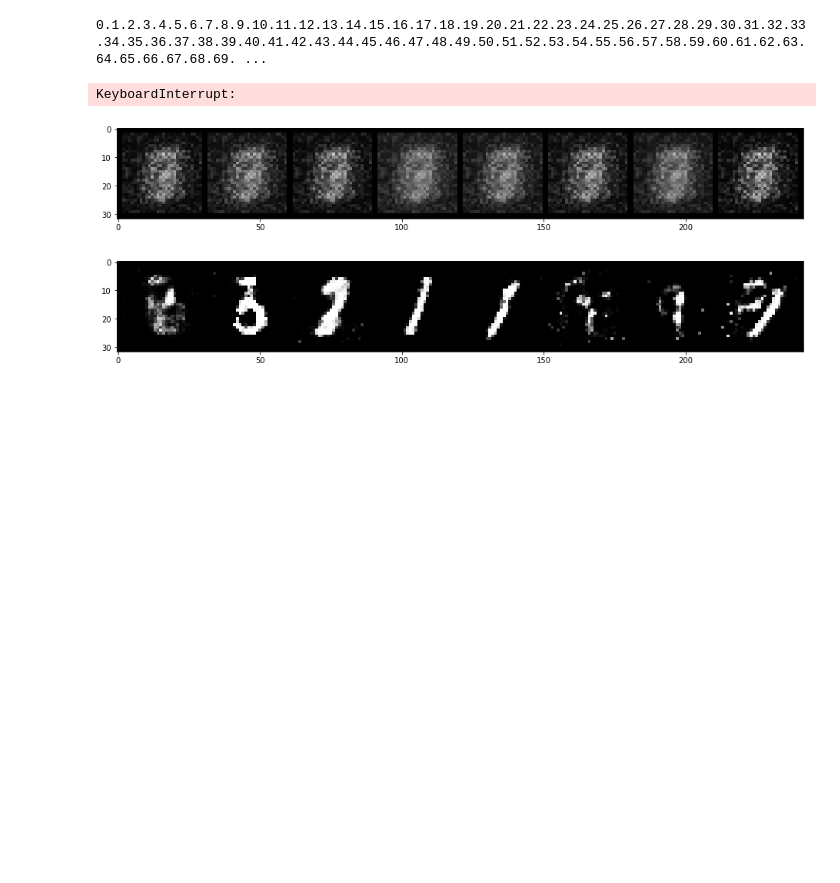
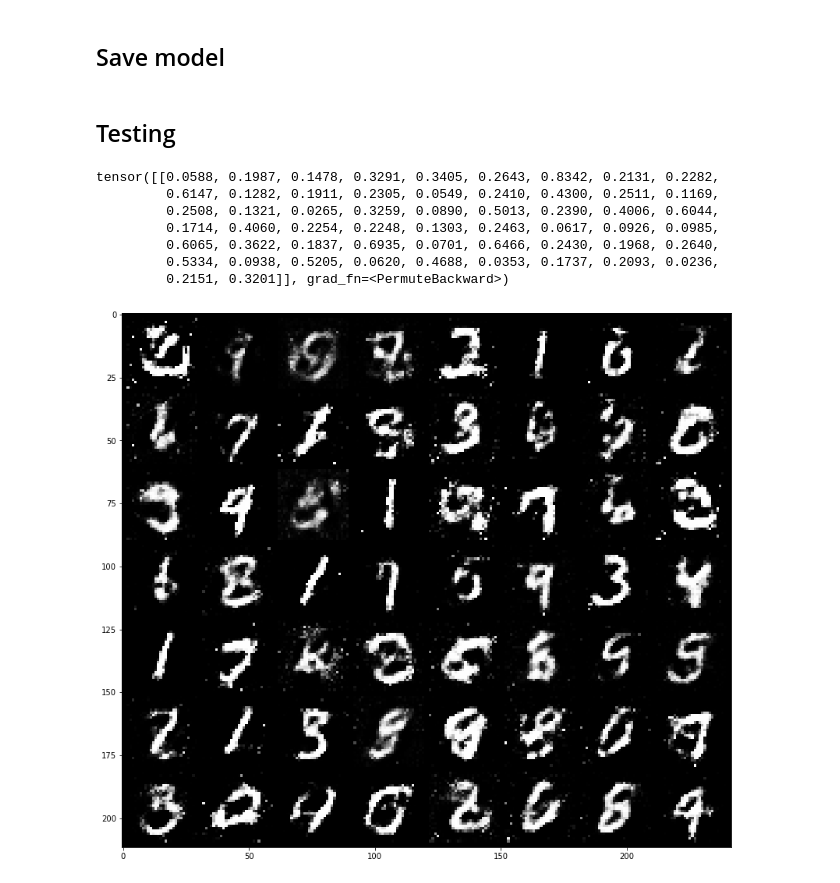
Before and after one commit to adriansuwala/ml2020-21, a Jupyter notebook: projekt/Goodfellow_GAN.ipynb, the cells around one changed output. Cells and saved outputs as stored; diff of their text form; code cells hidden in the pictures; blank space fills up the shorter version.

```diff
--- a/projekt/Goodfellow_GAN.ipynb
+++ b/projekt/Goodfellow_GAN.ipynb
@@ -134,0 +160,14 @@ class MnistDiscriminator(torch.nn.Module):
+# %%
+NOISE_DIM = 100
+EPOCHS = 50
+BATCH_SIZE = 128
+DIS_REPEAT = 1
+GEN_REPEAT = 1
+LR = 0.0002
+# %%
+gen = MnistGenerator(nodim=NOISE_DIM, optim=torch.optim.Adam, lr=LR)
+dis = MnistDiscriminator(criterion=torch.nn.BCELoss(), optim=torch.optim.Adam, lr=LR)
+
+mnist_trainloader = torch.utils.data.DataLoader(mnist_train, batch_size=BATCH_SIZE, shuffle=True, num_workers=0, drop_last=True)
+
+stats = train(gen, dis, mnist_trainloader, epochs=EPOCHS, k=DIS_REPEAT, k2=GEN_REPEAT)
@@ -134,0 +219,2 @@ class MnistDiscriminator(torch.nn.Module):
+# %% [markdown]
+## Save model
@@ -134,0 +230,2 @@ class MnistDiscriminator(torch.nn.Module):
+# %% [markdown]
+## Testing
@@ -135,10 +241,17 @@ class MnistDiscriminator(torch.nn.Module):
 # %%
-def gen_noise(batch_size, dim):
-    return torch.randn(batch_size, dim)
+SAMPLE_SIZE = 56
+noise = gen_noise(SAMPLE_SIZE, gen.nodim)
+test = gen(noise)
+fig, ax = plt.subplots(figsize=(14,14))
+ax.imshow(torchvision.utils.make_grid(0.5*test.reshape(SAMPLE_SIZE, 1, 28, 28) + 0.5).detach().numpy().transpose(1, 2, 0), cmap="gray")
 
-def save_gen_mnist(name, size, figsize=(14,14)):
-    noise = gen_noise(size, gen.nodim)
-    test = gen(noise)
-    fig, ax = plt.subplots(figsize=figsize)
-    ax.imshow(torchvision.utils.make_grid(0.5*test.reshape(size, 1, 28, 28) + 0.5).detach().numpy().transpose(1, 2, 0), cmap="gray")
-    fig.savefig(name)
+print(dis(test).T)
+# %% [output]
+tensor([[0.0588, 0.1987, 0.1478, 0.3291, 0.3405, 0.2643, 0.8342, 0.2131, 0.2282,
+         0.6147, 0.1282, 0.1911, 0.2305, 0.0549, 0.2410, 0.4300, 0.2511, 0.1169,
+         0.2508, 0.1321, 0.0265, 0.3259, 0.0890, 0.5013, 0.2390, 0.4006, 0.6044,
+         0.1714, 0.4060, 0.2254, 0.2248, 0.1303, 0.2463, 0.0617, 0.0926, 0.0985,
+         0.6065, 0.3622, 0.1837, 0.6935, 0.0701, 0.6466, 0.2430, 0.1968, 0.2640,
+         0.5334, 0.0938, 0.5205, 0.0620, 0.4688, 0.0353, 0.1737, 0.2093, 0.0236,
+         0.2151, 0.3201]], grad_fn=<PermuteBackward>)
+[figure, added]
@@ -200,26 +257,0 @@ def train(gen, disc, trainloader, epochs=10, k=1, k2=1):
-# %%
-NOISE_DIM = 100
-gen = MnistGenerator(nodim=NOISE_DIM)
-disc = MnistDiscriminator(criterion=torch.nn.BCELoss())
-gen.init(disc, torch.optim.Adam(gen.parameters(), lr=0.0002))
-disc.init(gen, torch.optim.Adam(disc.parameters(), lr=0.0002))
-
-mnist_trainloader = torch.utils.data.DataLoader(mnist_train, batch_size=128, shuffle=True, num_workers=0, drop_last=True)
-
-EPOCHS = 200
-stats = train(gen, disc, mnist_trainloader, epochs=EPOCHS, k=2, k2=2)
-
-fig, (p1, p2) = plt.subplots(2, 1, figsize=(16,26))
-p1.plot(range(EPOCHS), stats["disc"]["losses"], color="blue")
-p1.set_title("Loss")
-p1.plot(range(EPOCHS), stats["gen"]["losses"], color="green")
-#p2.set_title("Generator Loss")
-p2.plot(range(EPOCHS), stats["disc"]["probs"], color="red")
-p2.set_title("Discriminator Output")
-plt.xlabel("epoch")
-plt.ylabel("loss")
-# %% [output]
-0.1.2.3.4.5.6.7.8.9.10.11.12.13.14.15.16.17.18.19.20.21.22.23.24.25.26.27.28.29.30.31.32.33.34.35.36.37.38.39.40.41.42.43.44.45.46.47.48.49.50.51.52.53.54.55.56.57.58.59.60.61.62.63.64.65.66.67.68.69. ...
-KeyboardInterrupt:
-[figure, removed]
-[figure, removed]
```
Also changed, not shown: parts of 21 cells of this notebook.
